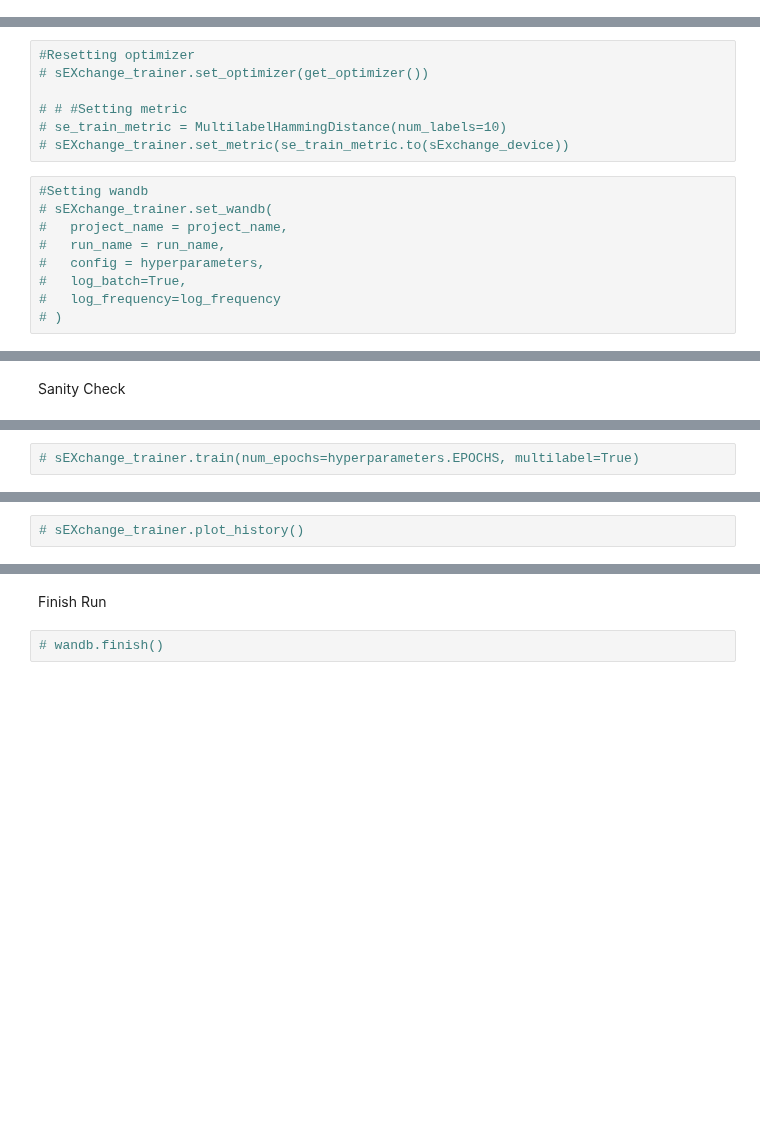
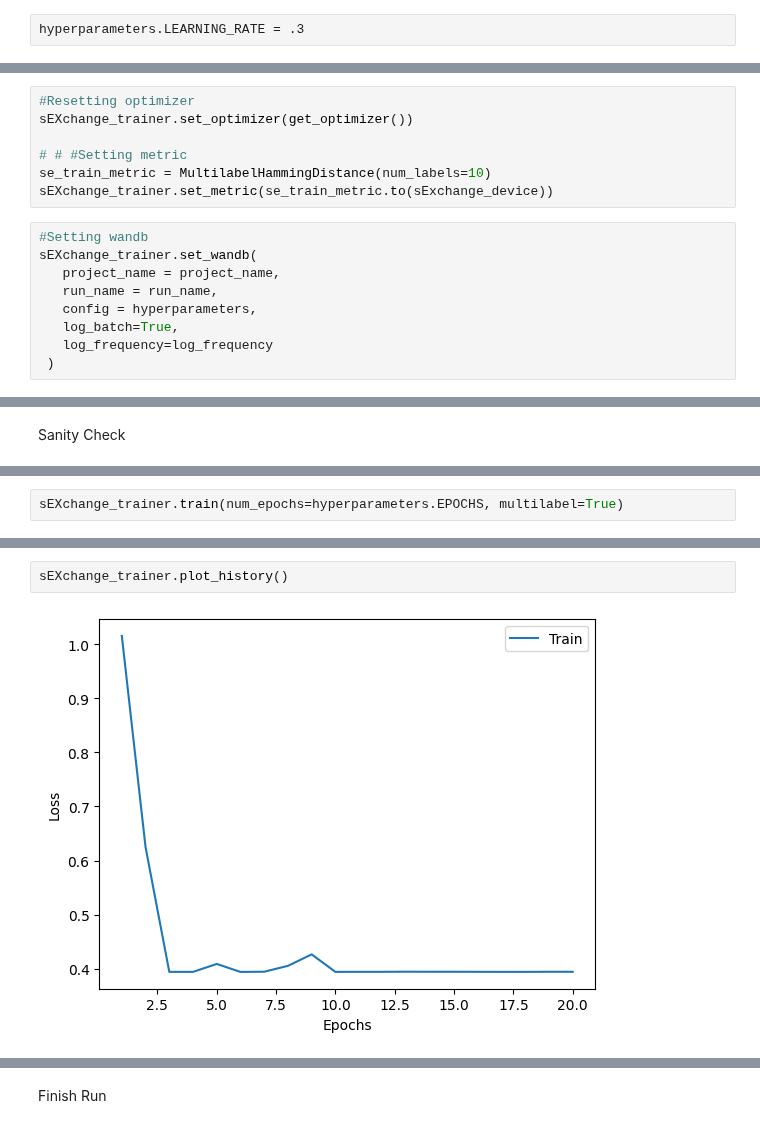
Before and after one commit to parimalakettymuthu/SupervisedLearning-ML-Projects, a Jupyter notebook: stackExchange_NN_Multilabelclassification.ipynb, the cells around one changed output, grey strips where cells are left out. Drawn from its saved outputs; the diff is of its cells as text; blank space fills up the shorter version.

```diff
--- a/stackExchange_NN_Multilabelclassification.ipynb
+++ b/stackExchange_NN_Multilabelclassification.ipynb
@@ -309,18 +368,20 @@ sEXchange_trainer.lr_finder_range_test(se_train_loader)
+# %%
+hyperparameters.LEARNING_RATE = .3
 # %% [markdown]
 Set trainer based on hyperparameters
 # %%
 #Resetting optimizer
-# sEXchange_trainer.set_optimizer(get_optimizer())
+sEXchange_trainer.set_optimizer(get_optimizer())
 
 # # #Setting metric
-# se_train_metric = MultilabelHammingDistance(num_labels=10)
-# sEXchange_trainer.set_metric(se_train_metric.to(sExchange_device))
+se_train_metric = MultilabelHammingDistance(num_labels=10)
+sEXchange_trainer.set_metric(se_train_metric.to(sExchange_device))
 # %%
 #Setting wandb
-# sEXchange_trainer.set_wandb(
-#   project_name = project_name,
-#   run_name = run_name,
-#   config = hyperparameters,
-#   log_batch=True,
-#   log_frequency=log_frequency
-# )
+sEXchange_trainer.set_wandb(
+   project_name = project_name,
+   run_name = run_name,
+   config = hyperparameters,
+   log_batch=True,
+   log_frequency=log_frequency
+ )
@@ -333,2 +415,2 @@ Sanity Check
 # %%
-# sEXchange_trainer.train(num_epochs=hyperparameters.EPOCHS, multilabel=True)
+sEXchange_trainer.train(num_epochs=hyperparameters.EPOCHS, multilabel=True)
@@ -335,2 +435,4 @@ Sanity Check
-# %%
-# sEXchange_trainer.plot_history()
+# %%
+sEXchange_trainer.plot_history()
+# %% [output]
+[figure, added]
@@ -337,4 +440,2 @@ Sanity Check
 # %% [markdown]
 Finish Run
-# %%
-# wandb.finish()
```
Also changed, not shown: parts of 18 cells of this notebook.
